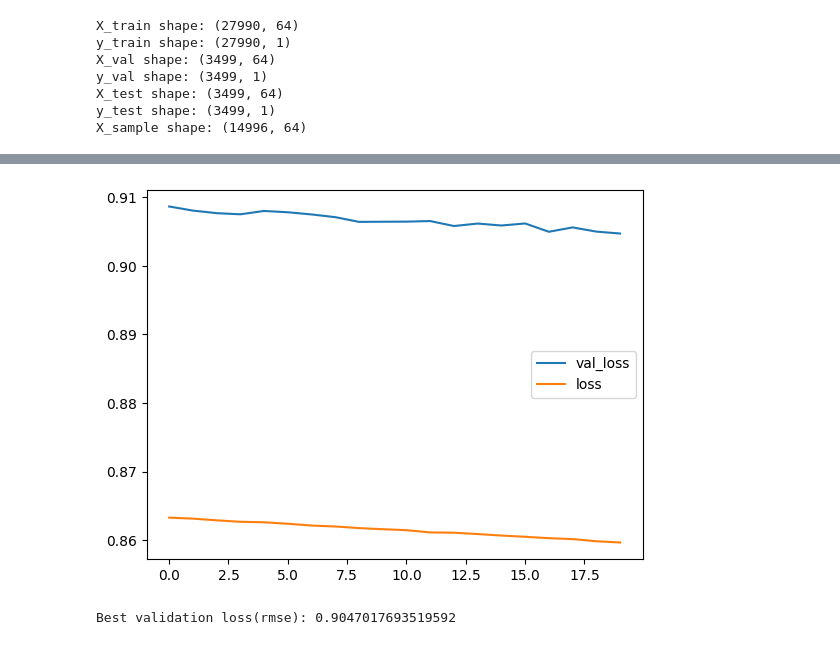
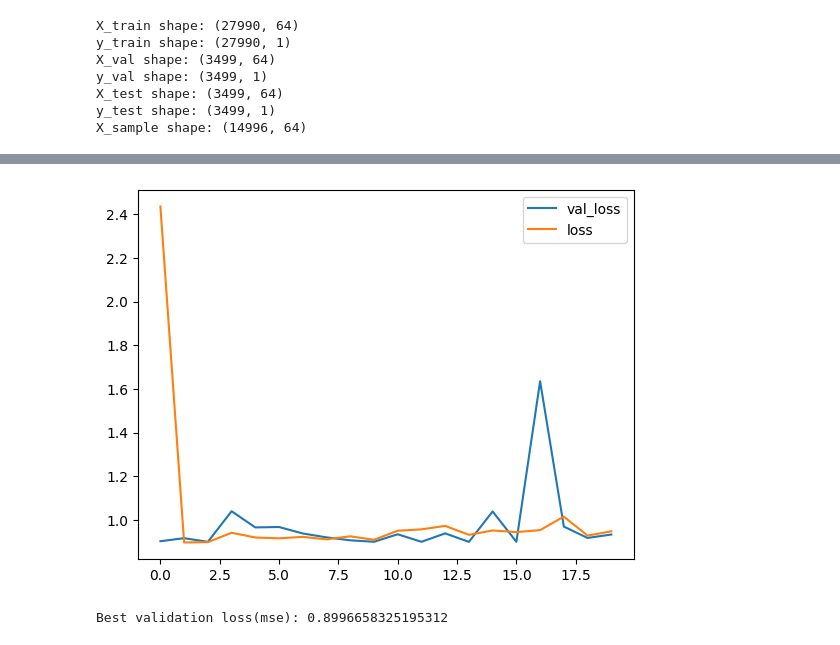
Before and after one commit to amaljoe/FML_assignment1, a Jupyter notebook: kaggle_comp2.ipynb, the cells around one changed output, grey strips where cells are left out. Drawn from its saved outputs; the diff is of its cells as text; code cells hidden in the pictures.

```diff
--- a/kaggle_comp2.ipynb
+++ b/kaggle_comp2.ipynb
@@ -53,11 +53,17 @@ def sigmoid(x):
 def gaussian(x, mu=mu, sigma=sigma):
     return np.exp(-0.5 * ((x - mu) / sigma)**2)
 
+def normalize(X, mu=mu, sigma=sigma):
+    return (X - mu) / sigma
+
 def transform_data(X):
     X_trans = X
-    # for i in range(-10, 10):
-    #     X_trans = np.hstack([X_trans, gaussian(X, mu=mu+i)])
+    for i in range(-100, 100):
+        j = i / 10
+        X_trans = np.hstack([X_trans, sigmoid(normalize(X)) + j])
     return X_trans
 
 X_train_trans = transform_data(X_train)
 X_val_trans = transform_data(X_val)
+
+print("No of features:", X_train_trans.shape[1])
@@ -69,6 +91,7 @@ X = X_train_trans
 
 tf_model = tf.keras.models.Sequential([
     tf.keras.Input(shape=(X.shape[1],)),
-    tf.keras.layers.Dense(32, activation='sigmoid'),
     tf.keras.layers.Dense(1),
 ])
+
+tf_model.summary()
@@ -82,13 +115,13 @@ checkpoint_callback = tf.keras.callbacks.ModelCheckpoint(
     save_weights_only=True  # Save only the weights, not the entire model
 )
 
-history = tf_model.fit(X, y_train, epochs=20, batch_size=32, validation_data=(X_val_trans, y_val), callbacks=[checkpoint_callback])
+history = tf_model.fit(X, y_train, epochs=20, batch_size=256, validation_data=(X_val_trans, y_val), callbacks=[checkpoint_callback])
 val_loss = np.array(history.history['val_loss'])
 loss = np.array(history.history['loss'])
 plt.plot(val_loss, label='val_loss')
 plt.plot(loss, label='loss')
 plt.legend()
 plt.show()
-print("Best validation loss(rmse):", val_loss.min())
+print("Best validation loss(mse):", val_loss.min())
 # %% [output]
 Epoch 1/20
@@ -111,3 +144,3 @@ Epoch 20/20
-[figure, old version]
+[figure, new version]
-Best validation loss(rmse): 0.9047017693519592
+Best validation loss(mse): 0.8996658325195312
 # %%
```
Also changed, not shown: parts of 5 cells of this notebook, 4 other files.
